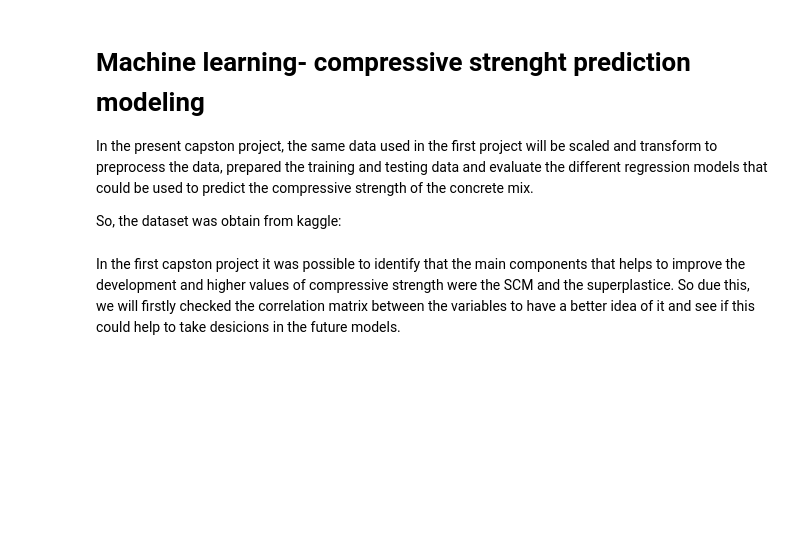
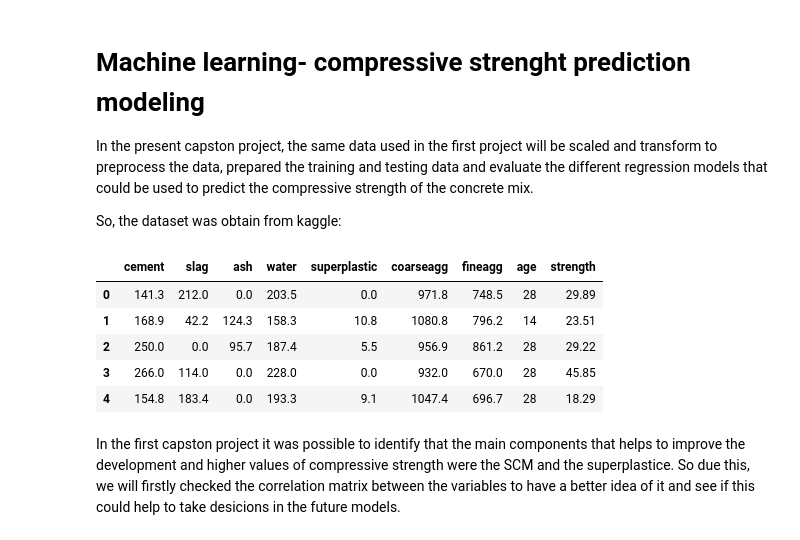
Before and after one commit to crisbpadilla/CapstoneProject-1-M2M, a Jupyter notebook: CapstoneProject_2_FinalRegression.ipynb, the cells around one changed output. Saved outputs shown, nothing was run; the diff lists cells and outputs as text; code cells hidden in the pictures; blank space fills up the shorter version.

```diff
--- a/CapstoneProject_2_FinalRegression.ipynb
+++ b/CapstoneProject_2_FinalRegression.ipynb
@@ -14,8 +34,16 @@ sklearn_installed = True
 # %%
 import pandas as pd
 import numpy as np
 
 concrete=pd.read_csv('concrete.csv')
+concrete.head()
+# %% [output]
+|  | cement | slag | ash | water | superplastic | coarseagg | fineagg | age | strength |
+| 0 | 141.3 | 212.0 | 0.0 | 203.5 | 0.0 | 971.8 | 748.5 | 28 | 29.89 |
+| 1 | 168.9 | 42.2 | 124.3 | 158.3 | 10.8 | 1080.8 | 796.2 | 14 | 23.51 |
+| 2 | 250.0 | 0.0 | 95.7 | 187.4 | 5.5 | 956.9 | 861.2 | 28 | 29.22 |
+| 3 | 266.0 | 114.0 | 0.0 | 228.0 | 0.0 | 932.0 | 670.0 | 28 | 45.85 |
+| 4 | 154.8 | 183.4 | 0.0 | 193.3 | 9.1 | 1047.4 | 696.7 | 28 | 18.29 |
 # %% [markdown]
 In the first capston project it was possible to identify that the main components that helps to improve the development and higher values of compressive strength were the SCM and the superplastice.
 So due this, we will firstly checked the correlation matrix between the variables to have  a better idea of it and see if this could help to take desicions in the future models.
```
Also changed, not shown: parts of 21 cells of this notebook.
